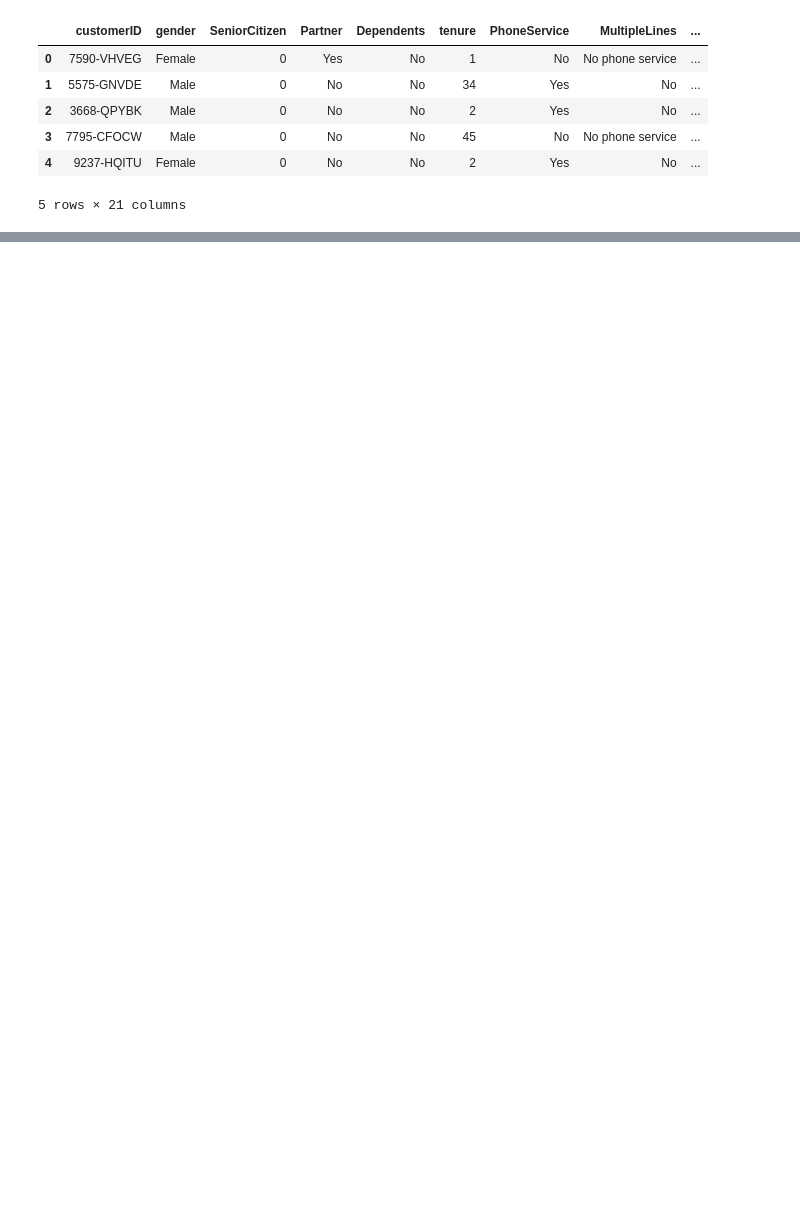
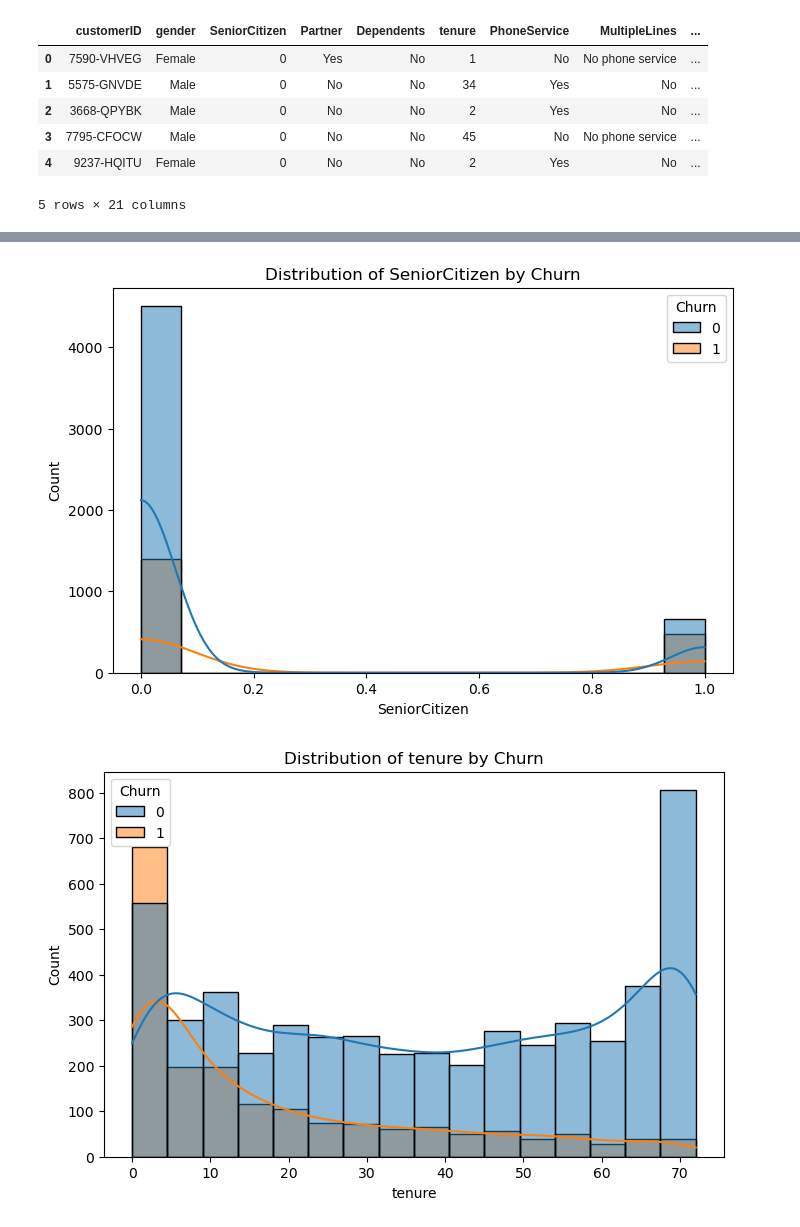
Before and after one commit to rehandbit/Data-Science, a Jupyter notebook: MLE/PracticeWithKaggleDataSet.ipynb, the cells around one changed output, grey strips where cells are left out. Drawn from its saved outputs; the diff is of its cells as text; code cells hidden in the pictures; blank space fills up the shorter version.

```diff
--- a/MLE/PracticeWithKaggleDataSet.ipynb
+++ b/MLE/PracticeWithKaggleDataSet.ipynb
@@ -374,0 +45,9 @@ from sklearn.compose import ColumnTransformer
+# %%
+for col in ['MultipleLines', 'OnlineSecurity', 'OnlineBackup', 'DeviceProtection',
+            'TechSupport', 'StreamingTV', 'StreamingMovies', 'PaperlessBilling',
+            'Partner', 'Dependents', 'PhoneService', 'InternetService']:
+    if col in data.columns:
+        data[col] = data[col].replace({'No internet service': 'No', 'No phone service': 'No'})
+
+print("\nUnique values in 'Churn' before encoding:")
+print(data['Churn'].value_counts())
@@ -374,0 +82,18 @@ from sklearn.compose import ColumnTransformer
+# %%
+# Visualize numerical features vs. Churn
+numerical_cols = data.select_dtypes(include=np.number).columns.tolist()
+numerical_cols.remove('Churn') # Remove churn itself
+if 'customerID' in numerical_cols: # If customerID is numeric, remove it
+    numerical_cols.remove('customerID')
+if 'TotalCharges' in numerical_cols: # Ensure TotalCharges is processed
+    numerical_cols.remove('TotalCharges')
+    numerical_cols.append('TotalCharges') # Add it back for plotting if it was removed for ID
+# %%
+for col in numerical_cols:
+    plt.figure(figsize=(8, 5))
+    sns.histplot(data=data, x=col, hue='Churn', kde=True)
+    plt.title(f'Distribution of {col} by Churn')
+    plt.show()
+# %% [output]
+[figure, added]
+[figure, added]
```
Also changed, not shown: parts of 112 cells of this notebook.
